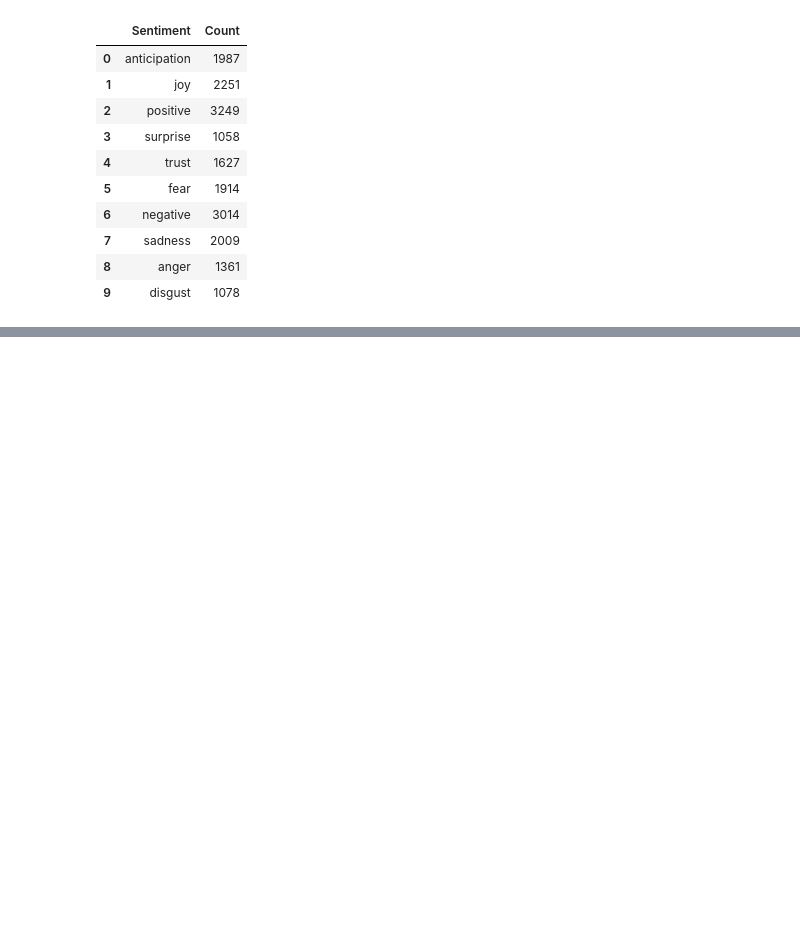
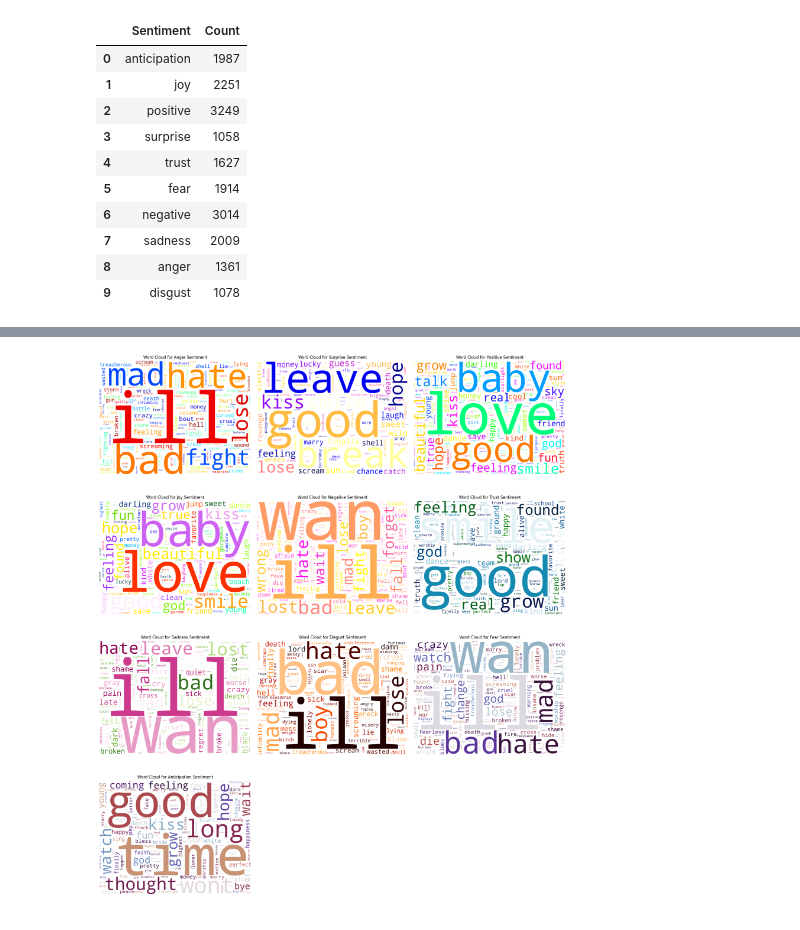
Before and after one commit to jessk816/tswift_lyrics, a Jupyter notebook: p1_lyric_analysis/sentiment_analysis.ipynb, the cells around one changed output, grey strips where cells are left out. Saved outputs shown, nothing was run; the diff lists cells and outputs as text; code cells hidden in the pictures; blank space fills up the shorter version.

```diff
--- a/p1_lyric_analysis/sentiment_analysis.ipynb
+++ b/p1_lyric_analysis/sentiment_analysis.ipynb
@@ -347,0 +350,54 @@ plt.show()
+# %%
+# determine no. of rows and columns needed
+num_rows = len(unique_sentiments) // 3 + (1 if len(unique_sentiments) % 3 != 0 else 0)
+num_cols = 3
+
+# create subplots with 3 columns
+fig, axs = plt.subplots(num_rows, num_cols, figsize=(20, num_rows * 6))
+
+# flatten the axis array
+axs = np.ravel(axs)
+
+# calculate word frequencies for each sentiment
+for sentiment in unique_sentiments:
+    words_for_sentiment = [word for word, emotions in text_object.affect_dict.items() if sentiment in emotions]
+    sentiment_word_counts[sentiment] = word_series[word_series.isin(words_for_sentiment)].value_counts()
+
+
+# create wordcloud for each sentiment
+for i, sentiment in enumerate(unique_sentiments):
+    words_for_sentiment = [word for word, emotions in text_object.affect_dict.items() if sentiment in emotions]
+    word_counts = sentiment_word_counts[sentiment]
+
+    # create wordcloud
+    wordcloud = WordCloud(
+        relative_scaling=0.3,
+        min_font_size=1,
+        background_color="white",
+        width=400,
+        height=300,
+        max_words=500,
+        colormap=sentiment_cmaps.get(sentiment),
+        scale=3,
+        font_step=4,
+        collocations=False,
+        margin=5
+        )
+
+    # generate wordcloud
+    wordcloud.generate_from_frequencies(word_counts.to_dict())
+
+    # display wordcloud in the respective subplot
+    axs[i].imshow(wordcloud, interpolation='bilinear')
+    axs[i].set_title(f"Word Cloud for {sentiment.capitalize()} Sentiment")
+    axs[i].axis('off')
+
+# hide remaining empty subplots
+for j in range(len(unique_sentiments), num_rows * num_cols):
+    axs[j].axis('off')
+
+# adjust layout
+plt.tight_layout()
+plt.show()
+# %% [output]
+[figure, added]
```
Also changed, not shown: parts of 4 cells of this notebook, 2 other files.
